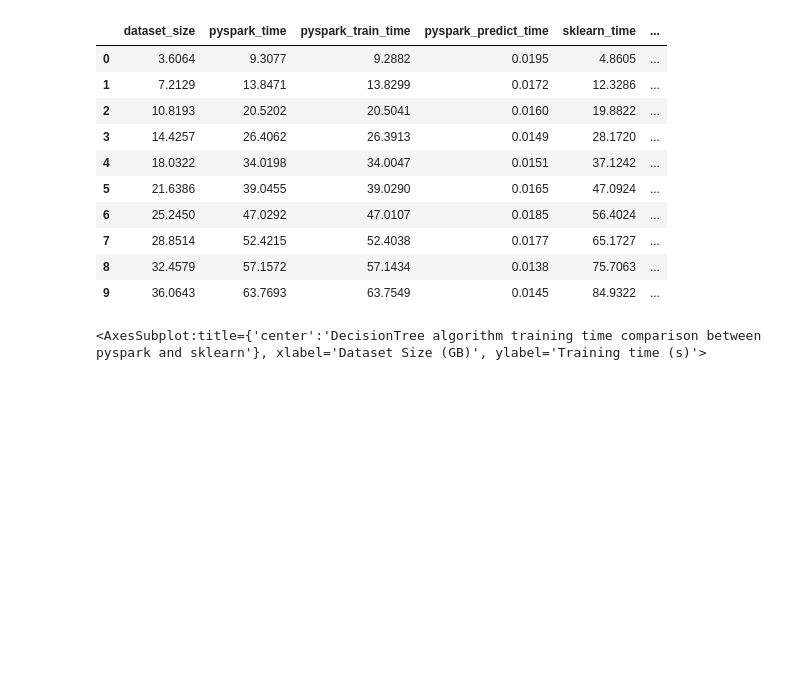
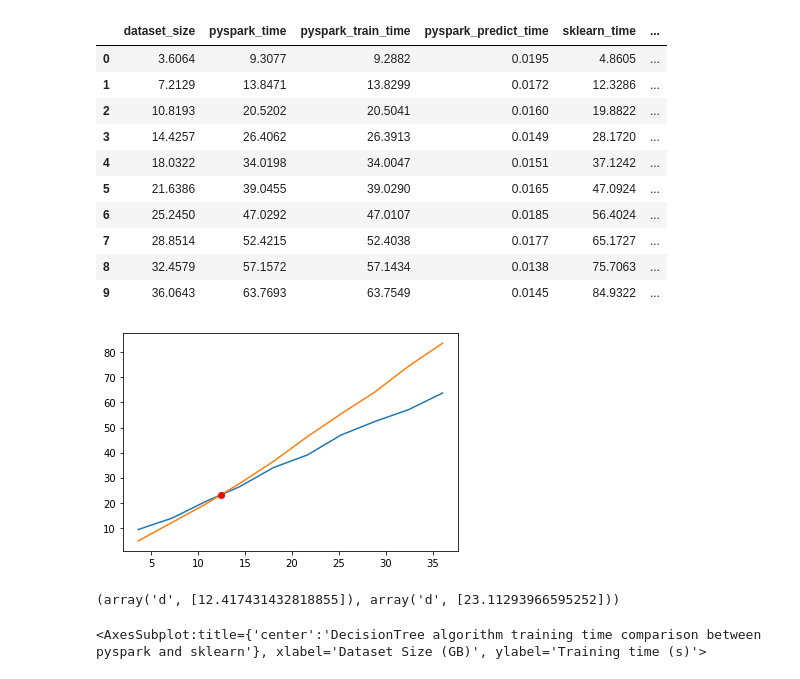
Before and after one commit to marcelomdevasconcellos/pyspark-distributed-classification, a Jupyter notebook: decisiontree_compare_rapport.ipynb, the cells around one changed output. Saved outputs shown, nothing was run; the diff lists cells and outputs as text; code cells hidden in the pictures; blank space fills up the shorter version.

```diff
--- a/decisiontree_compare_rapport.ipynb
+++ b/decisiontree_compare_rapport.ipynb
@@ -22,6 +29,21 @@ df
 | 7 | 28.8514 | 52.4215 | 52.4038 | 0.0177 | 65.1727 | ... |
 | 8 | 32.4579 | 57.1572 | 57.1434 | 0.0138 | 75.7063 | ... |
 | 9 | 36.0643 | 63.7693 | 63.7549 | 0.0145 | 84.9322 | ... |
+# %%
+pyspark_train_time = df['pyspark_train_time']
+sklearn_train_time = df['sklearn_train_time']
+dataset_size = df['dataset_size']
+plt.plot(dataset_size, pyspark_train_time)
+plt.plot(dataset_size, sklearn_train_time)
+line2 = LineString(np.column_stack((dataset_size, pyspark_train_time)))
+line1 = LineString(np.column_stack((dataset_size, sklearn_train_time)))
+intersection = line1.intersection(line2)
+plt.plot(*intersection.xy, 'ro')
+plt.show()
+print(intersection.xy)
+# %% [output]
+[figure, added]
+(array('d', [12.417431432818855]), array('d', [23.11293966595252]))
 # %%
 dftemp = df[['pyspark_train_time', 'sklearn_train_time', 'dataset_size']]
 dftemp.columns=['pyspark', 'sklearn', "Dataset Size (GB)"]
```
Also changed, not shown: parts of 3 cells of this notebook.
